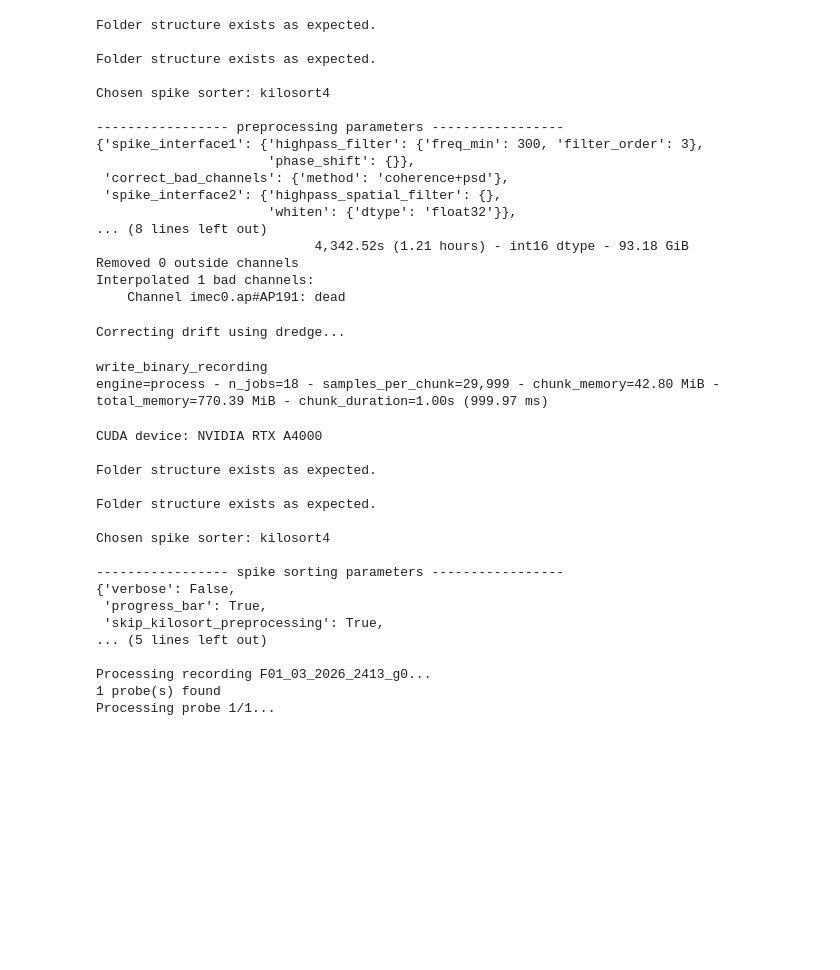
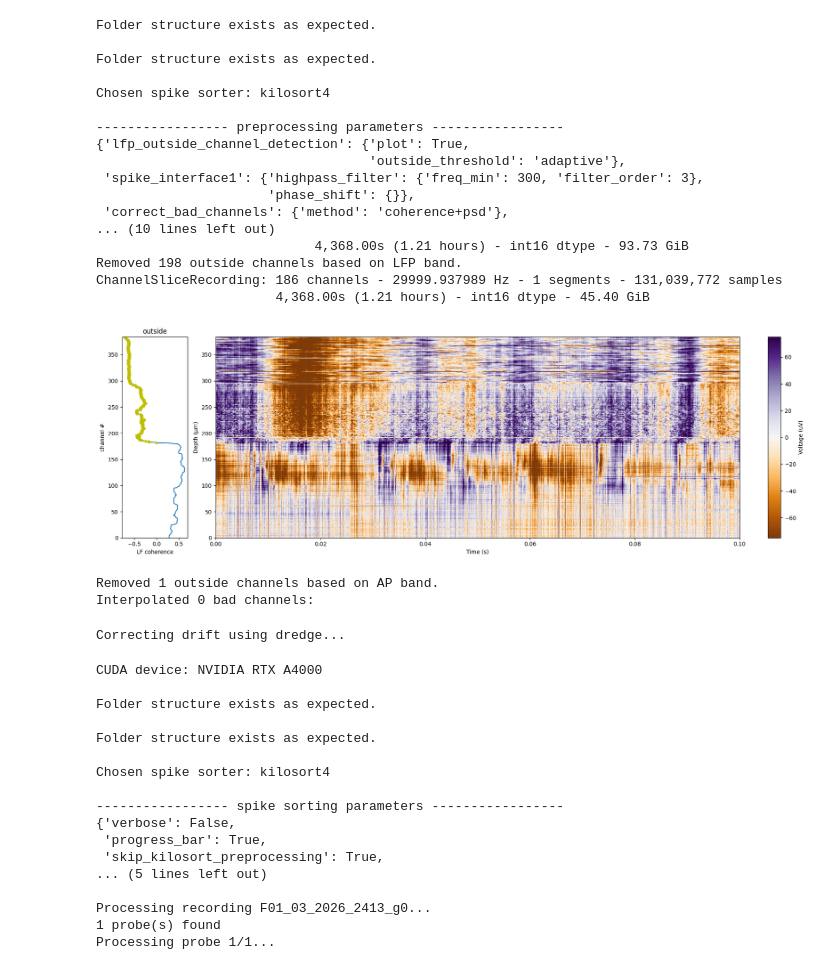
Before and after one commit to fabianottolin/analyze_neuropixels_data, a Jupyter notebook: Neuropixels_data_processing.ipynb, the cells around one changed output. Saved outputs shown, nothing was run; the diff lists cells and outputs as text; code cells hidden in the pictures; blank space fills up the shorter version.

Commit message:
Added function to detect outside channels based on LFP (using IBL method)

```diff
--- a/Neuropixels_data_processing.ipynb
+++ b/Neuropixels_data_processing.ipynb
@@ -12,11 +12,11 @@ from processing_functions import *
 # select spike sorter and files for processing
 spike_sorter = "kilosort4" # currently implemented: "kilosort4"
 recordings_folder = Path("//charite.de/centren/Fakultaet/MFZ/NWFZ/AG-deHoz-Scratch/Neuropixels_DO_NOT_DELETE") # path to all recordings, use Path()
-recordings_to_process = ["F01_03_2026_2416_g0"] # list of names of recordings to process
-# remaining:  ["F02_03_2026_2416_g0", "F19_02_2026_2415_g0","F20_02_2026_2414_g0","F20_02_2026_2415_g0","F21_02_2026_2414_g0","F21_02_2026_2415_g0",
-    # "F23_02_2026_2414_g0", "F24_02_2026_2414_g0",  "F25_02_2026_2413_g0", "F26_02_2026_2413_g0", "F26_02_2026_2416_g0",
-    # "F27_02_2026_2413_g0", "F28_02_2026_2413_g0", "F28_02_2026_2416_g0"]
-    # 5 per night in total loop!
+recordings_to_process = ["F22_02_2026_2414_g0"]# einzeln (current), ["F27_02_2026_2416_g0"] # loop # redo these first, as u are doing other processing with these, good chance to cehck if overwriting works currently
+
+#["F02_03_2026_2416_g0", "F19_02_2026_2415_g0","F20_02_2026_2414_g0","F20_02_2026_2415_g0","F21_02_2026_2414_g0"] # list of names of recordings to process
+# remaining: # "F21_02_2026_2415_g0", "F23_02_2026_2414_g0", "F24_02_2026_2414_g0",  "F25_02_2026_2413_g0", "F26_02_2026_2413_g0"
+# "F26_02_2026_2416_g0", "F27_02_2026_2413_g0", "F28_02_2026_2413_g0", "F28_02_2026_2416_g0"]
 
 local_output_folder = Path("E://Fabian_processed_data") # local folder to temporarily save output for faster processing, preferably SSD, use Path()
 final_output_folder = Path("//charite.de/centren/Fakultaet/MFZ/NWFZ/AG-deHoz-Scratch/Fabian_scratch/Neuropixels_processed") # parent folder where output is saved, use Path()
@@ -220,29 +52,30 @@ Warning: No preprocessed data or spike sorting output found for probe, skipping
 # %%
 ### pre-processing ###
 from processing_parameters import preprocessing_configurations
 
-neuropixels_data.run_preprocessing(preprocessing_configurations, overwrite_existing_files = False)
+neuropixels_data.run_preprocessing(preprocessing_configurations, overwrite_existing_files = True)
 # %% [output]
 Folder structure exists as expected.
 
 Folder structure exists as expected.
 
 Chosen spike sorter: kilosort4
 
 ----------------- preprocessing parameters -----------------
-{'spike_interface1': {'highpass_filter': {'freq_min': 300, 'filter_order': 3},
+{'lfp_outside_channel_detection': {'plot': True,
+                                   'outside_threshold': 'adaptive'},
+ 'spike_interface1': {'highpass_filter': {'freq_min': 300, 'filter_order': 3},
                       'phase_shift': {}},
  'correct_bad_channels': {'method': 'coherence+psd'},
- 'spike_interface2': {'highpass_spatial_filter': {},
-                      'whiten': {'dtype': 'float32'}},
-... (8 lines left out)
-                            4,342.52s (1.21 hours) - int16 dtype - 93.18 GiB
-Removed 0 outside channels
-Interpolated 1 bad channels:
-    Channel imec0.ap#AP191: dead
+... (10 lines left out)
+                            4,368.00s (1.21 hours) - int16 dtype - 93.73 GiB
+Removed 198 outside channels based on LFP band.
+ChannelSliceRecording: 186 channels - 29999.937989 Hz - 1 segments - 131,039,772 samples
+                       4,368.00s (1.21 hours) - int16 dtype - 45.40 GiB
+[figure, added]
-Correcting drift using dredge...
+Removed 1 outside channels based on AP band.
+Interpolated 0 bad channels:
-write_binary_recording
-engine=process - n_jobs=18 - samples_per_chunk=29,999 - chunk_memory=42.80 MiB - total_memory=770.39 MiB - chunk_duration=1.00s (999.97 ms)
+Correcting drift using dredge...
 # %%
 ### spike sorting ###
 from processing_parameters import spike_sorting_configurations
```
Also changed, not shown: parts of 3 cells of this notebook, 4 other files.
